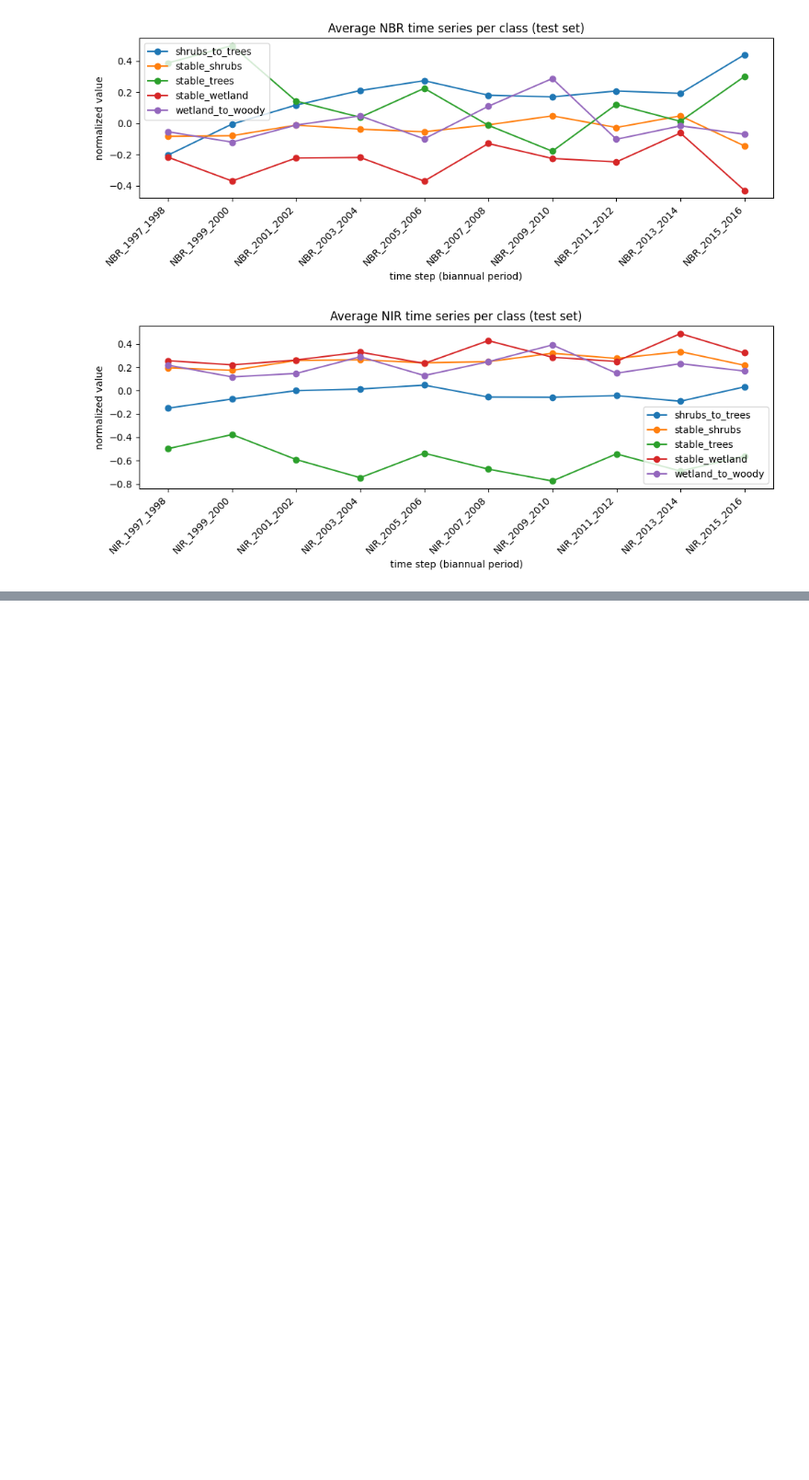
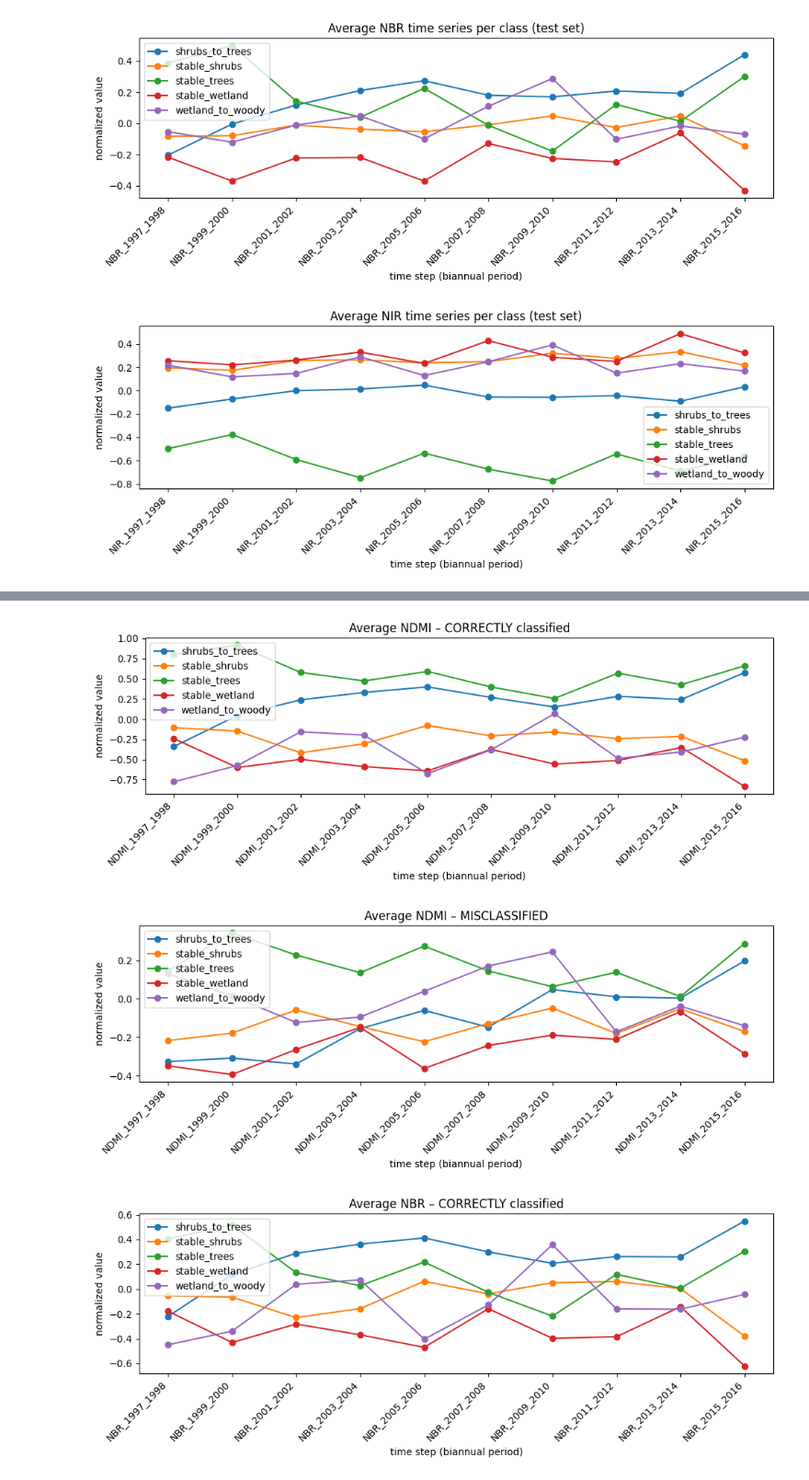
Before and after one commit to jjkiljanski/biebrza-shrub-encroachment-analysis, a Jupyter notebook: ml_model_training.ipynb, the cells around one changed output, grey strips where cells are left out. Shown at 92% size. Drawn from its saved outputs; the diff is of its cells as text; code cells hidden in the pictures; blank space fills up the shorter version.

```diff
--- a/ml_model_training.ipynb
+++ b/ml_model_training.ipynb
@@ -851,0 +928,16 @@ plot_mean_series(df_test_norm, nir_cols, 'Average NIR time series per class (tes
+# %%
+# NDMI
+plot_mean_series(df_test_correct, ndmi_cols, "Average NDMI – CORRECTLY classified")
+plot_mean_series(df_test_wrong,   ndmi_cols, "Average NDMI – MISCLASSIFIED")
+
+# NBR
+plot_mean_series(df_test_correct, nbr_cols, "Average NBR – CORRECTLY classified")
+plot_mean_series(df_test_wrong,   nbr_cols, "Average NBR – MISCLASSIFIED")
+
+# NIR
+plot_mean_series(df_test_correct, nir_cols, "Average NIR – CORRECTLY classified")
+plot_mean_series(df_test_wrong,   nir_cols, "Average NIR – MISCLASSIFIED")
+# %% [output]
+[figure, added]
+[figure, added]
+[figure, added]
```
Also changed, not shown: parts of 5 cells of this notebook.
